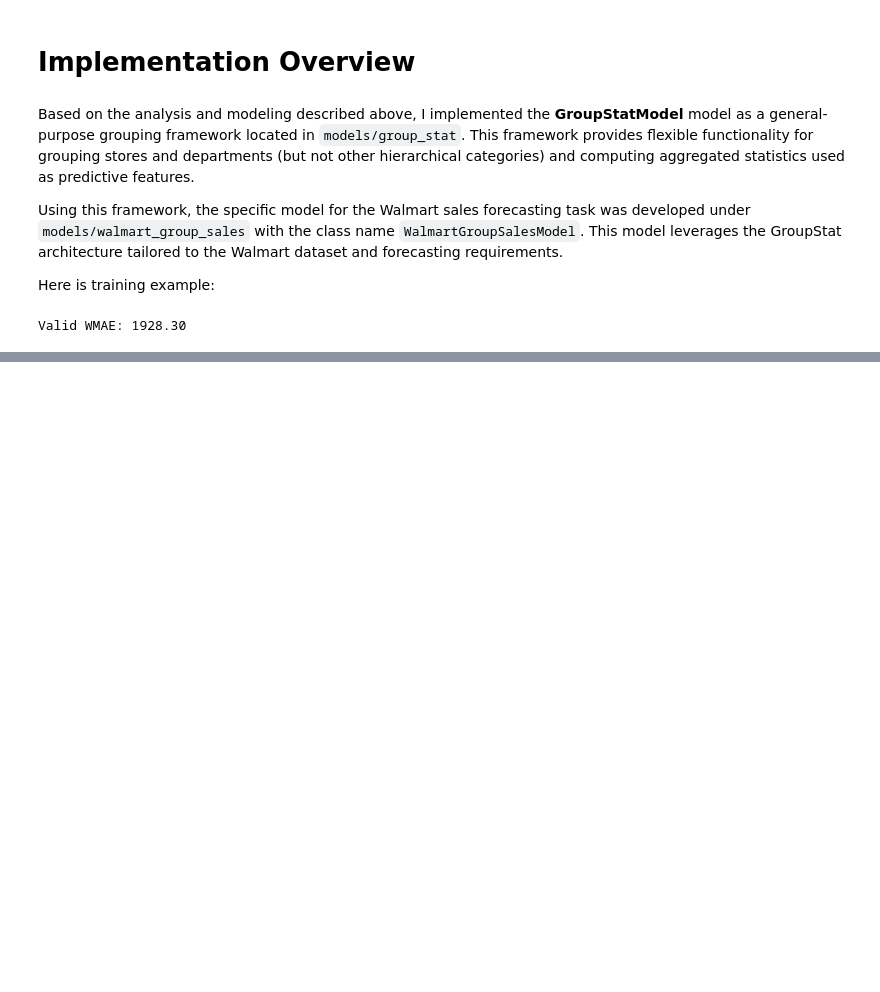
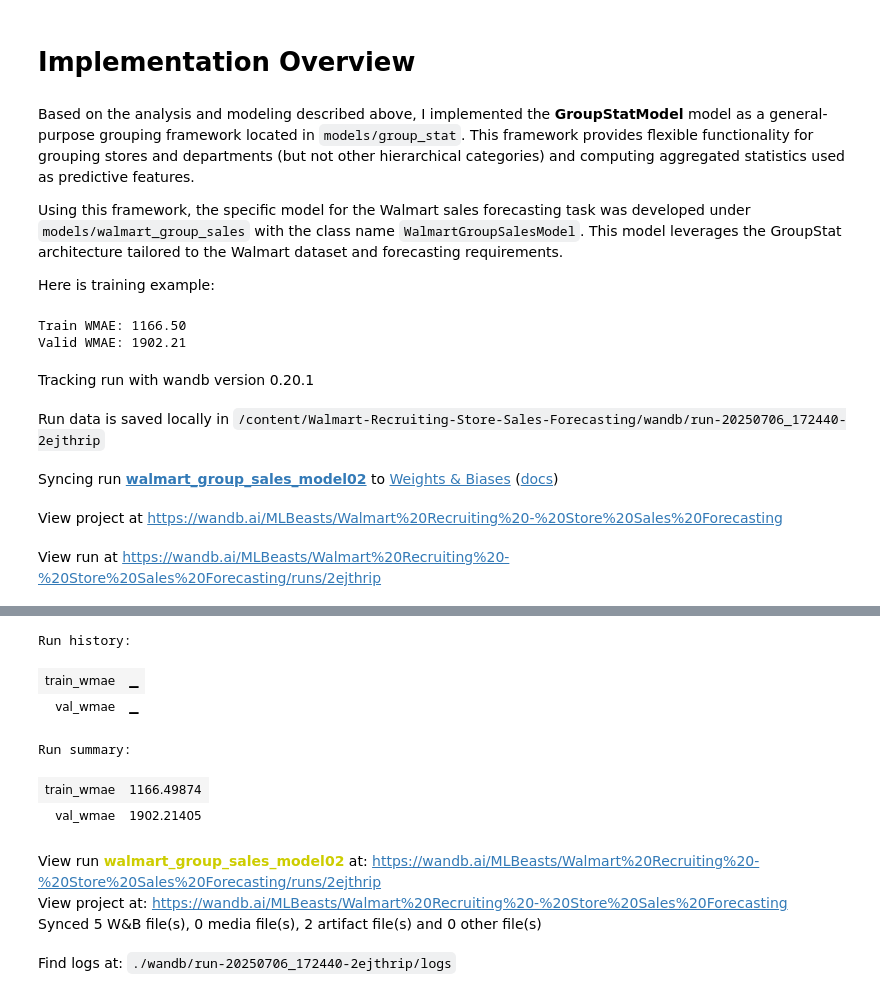
Before and after one commit to azhgh22/Walmart-Recruiting-Store-Sales-Forecasting, a Jupyter notebook: notebooks/02_group_stat_model.ipynb, the cells around one changed output, grey strips where cells are left out. Cells and saved outputs as stored; diff of their text form; code cells hidden in the pictures; blank space fills up the shorter version.

```diff
--- a/notebooks/02_group_stat_model.ipynb
+++ b/notebooks/02_group_stat_model.ipynb
@@ -869,9 +1022,35 @@ mdl = walmart_group_sales.WalmartGroupSalesModel()
 
 mdl.fit(X_train, y_train)
 
+pred = mdl.predict(X_train)
+train_wmae = compute_wmae(y_train, pred, is_holiday=X_train['IsHoliday'])
+print(f"Train WMAE: {train_wmae:.2f}")
+
 pred = mdl.predict(X_valid)
+valid_wmae = compute_wmae(y_valid, pred, is_holiday=X_valid['IsHoliday'])
+print(f"Valid WMAE: {valid_wmae:.2f}")
 
-valid_wmae = compute_wmae(y_valid, pred, is_holiday=X_valid_T['IsHoliday'])
-print(f"Valid WMAE: {valid_wmae:.2f}")
+from configs import boosting_models_config, basic_config
+import importlib
+importlib.reload(boosting_models_config)
+importlib.reload(basic_config)
+
+from configs.basic_config import minimal_config
+
+log_to_wandb(
+    model = mdl,
+    train_score = train_wmae,
+    val_score = valid_wmae,
+    run_name = "walmart_group_sales_model02",
+    artifact_name="group_stat_model",
+    artifact_type = "model",
+    artifact_description = "Our Model. Implementation can be seen at github",
+    config= minimal_config)
 # %% [output]
-Valid WMAE: 1928.30
+Train WMAE: 1166.50
+Valid WMAE: 1902.21
+Tracking run with wandb version 0.20.1
+Run data is saved locally in /content/Walmart-Recruiting-Store-Sales-Forecasting/wandb/run-20250706_172440-2ejthrip
+Syncing run walmart_group_sales_model02 to Weights & Biases (docs)
+View project at https://wandb.ai/MLBeasts/Walmart%20Recruiting%20-%20Store%20Sales%20Forecasting
+View run at https://wandb.ai/MLBeasts/Walmart%20Recruiting%20-%20Store%20Sales%20Forecasting/runs/2ejthrip
@@ -877,0 +1058,10 @@ Valid WMAE: 1928.30
+Run history:
+| train_wmae | ▁ |
+| val_wmae | ▁ |
+Run summary:
+| train_wmae | 1166.49874 |
+| val_wmae | 1902.21405 |
+View run walmart_group_sales_model02 at: https://wandb.ai/MLBeasts/Walmart%20Recruiting%20-%20Store%20Sales%20Forecasting/runs/2ejthrip
+View project at: https://wandb.ai/MLBeasts/Walmart%20Recruiting%20-%20Store%20Sales%20Forecasting
+Synced 5 W&B file(s), 0 media file(s), 2 artifact file(s) and 0 other file(s)
+Find logs at: ./wandb/run-20250706_172440-2ejthrip/logs
```
Also changed, not shown: parts of 16 cells of this notebook.
